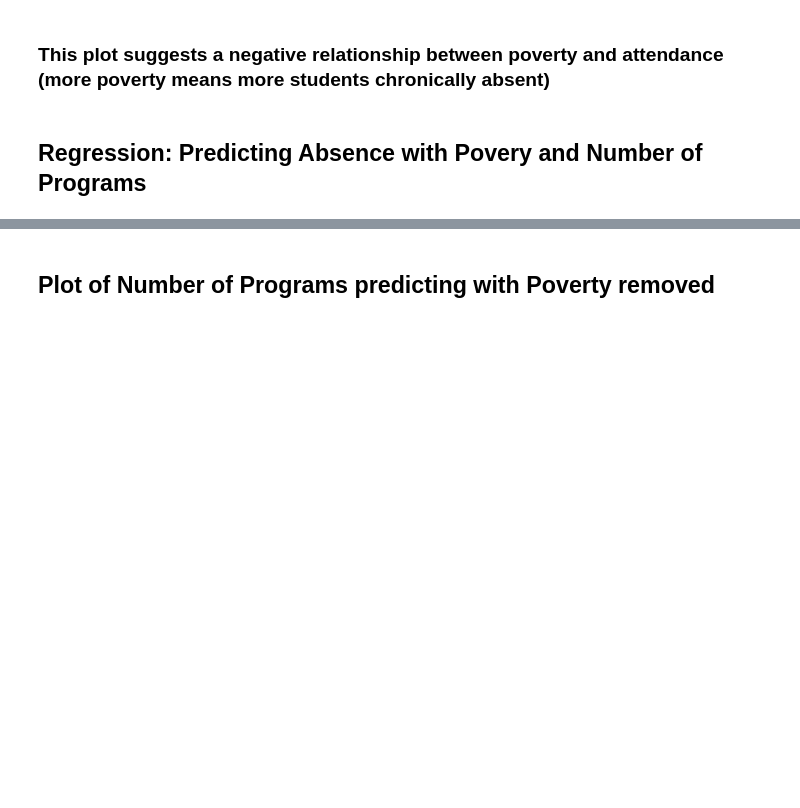
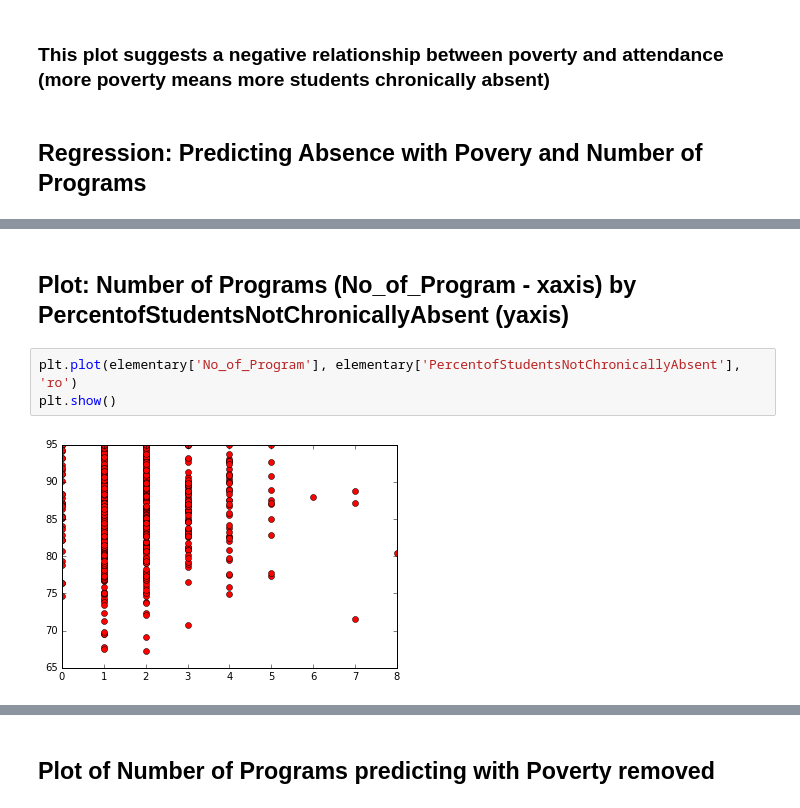
Before and after one commit to philschatz/ed-pathways, a Jupyter notebook: analysis/Attendance_v_programs.ipynb, the cells around one changed output, grey strips where cells are left out. Saved outputs shown, nothing was run; the diff lists cells and outputs as text; blank space fills up the shorter version.

```diff
--- a/analysis/Attendance_v_programs.ipynb
+++ b/analysis/Attendance_v_programs.ipynb
@@ -123,0 +165,7 @@ Warnings:
+# %% [markdown]
+## Plot:  Number of Programs (No_of_Program - xaxis) by PercentofStudentsNotChronicallyAbsent (yaxis)
+# %%
+plt.plot(elementary['No_of_Program'], elementary['PercentofStudentsNotChronicallyAbsent'], 'ro')
+plt.show()
+# %% [output]
+[figure, added]
```
Also changed, not shown: parts of 51 cells of this notebook.
